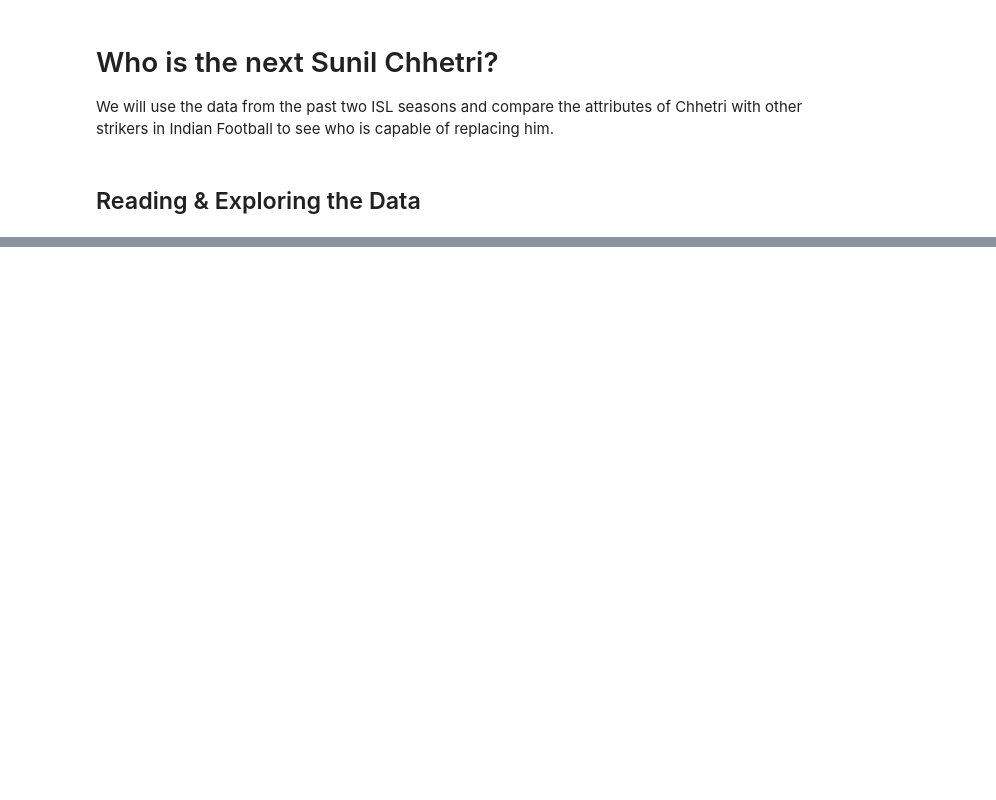
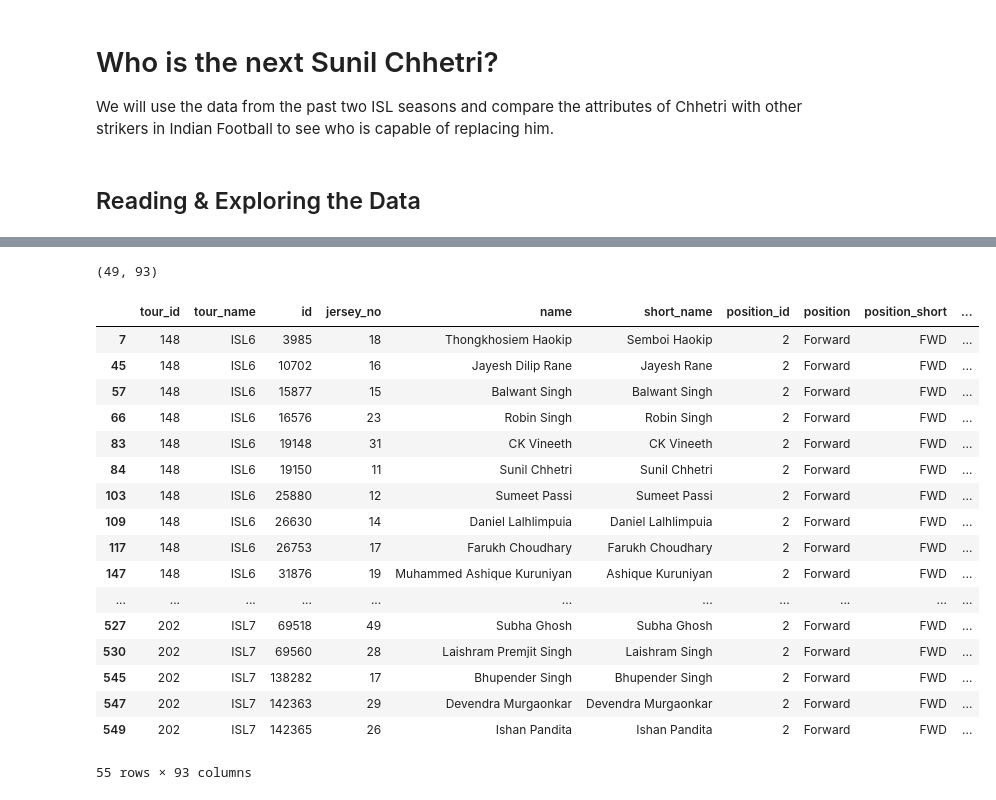
Before and after one commit to kaustavr19/Who-is-the-next-Sunil-Chetri---Analytical-Perscpective, a Jupyter notebook: Who_is_the_next_Sunil_Chetri.ipynb, the cells around one changed output, grey strips where cells are left out. Drawn from its saved outputs; the diff is of its cells as text; code cells hidden in the pictures; blank space fills up the shorter version.

```diff
--- a/Who_is_the_next_Sunil_Chetri.ipynb
+++ b/Who_is_the_next_Sunil_Chetri.ipynb
@@ -18,3 +18,5 @@ from google.colab import files
 import matplotlib.pyplot as plt
 import seaborn as sns
 import plotly.express as px
+# %%
+uploaded = files.upload()
@@ -20,0 +26,3 @@ import plotly.express as px
+# %%
+isl_df = pd.read_csv(io.BytesIO(uploaded['isl_player_final.csv']))
+isl_df
@@ -20,0 +76,25 @@ import plotly.express as px
+# %%
+isl_df[(isl_df["minutes_played"]>1500) & (isl_df["country_id"] == 1)].shape
+# %% [output]
+(49, 93)
+# %%
+isl_df[(isl_df["country_id"] == 1) & (isl_df["position_id"] == 2)]
+# %% [output]
+|  | tour_id | tour_name | id | jersey_no | name | short_name | position_id | position | position_short | ... |
+| 7 | 148 | ISL6 | 3985 | 18 | Thongkhosiem Haokip | Semboi Haokip | 2 | Forward | FWD | ... |
+| 45 | 148 | ISL6 | 10702 | 16 | Jayesh Dilip Rane | Jayesh Rane | 2 | Forward | FWD | ... |
+| 57 | 148 | ISL6 | 15877 | 15 | Balwant Singh | Balwant Singh | 2 | Forward | FWD | ... |
+| 66 | 148 | ISL6 | 16576 | 23 | Robin Singh | Robin Singh | 2 | Forward | FWD | ... |
+| 83 | 148 | ISL6 | 19148 | 31 | CK Vineeth | CK Vineeth | 2 | Forward | FWD | ... |
+| 84 | 148 | ISL6 | 19150 | 11 | Sunil Chhetri | Sunil Chhetri | 2 | Forward | FWD | ... |
+| 103 | 148 | ISL6 | 25880 | 12 | Sumeet Passi | Sumeet Passi | 2 | Forward | FWD | ... |
+| 109 | 148 | ISL6 | 26630 | 14 | Daniel Lalhlimpuia | Daniel Lalhlimpuia | 2 | Forward | FWD | ... |
+| 117 | 148 | ISL6 | 26753 | 17 | Farukh Choudhary | Farukh Choudhary | 2 | Forward | FWD | ... |
+| 147 | 148 | ISL6 | 31876 | 19 | Muhammed Ashique Kuruniyan | Ashique Kuruniyan | 2 | Forward | FWD | ... |
+| ... | ... | ... | ... | ... | ... | ... | ... | ... | ... | ... |
+| 527 | 202 | ISL7 | 69518 | 49 | Subha Ghosh | Subha Ghosh | 2 | Forward | FWD | ... |
+| 530 | 202 | ISL7 | 69560 | 28 | Laishram Premjit Singh | Laishram Singh | 2 | Forward | FWD | ... |
+| 545 | 202 | ISL7 | 138282 | 17 | Bhupender Singh | Bhupender Singh | 2 | Forward | FWD | ... |
+| 547 | 202 | ISL7 | 142363 | 29 | Devendra Murgaonkar | Devendra Murgaonkar | 2 | Forward | FWD | ... |
+| 549 | 202 | ISL7 | 142365 | 26 | Ishan Pandita | Ishan Pandita | 2 | Forward | FWD | ... |
+55 rows × 93 columns
```
Also changed, not shown: parts of 7 cells of this notebook.
